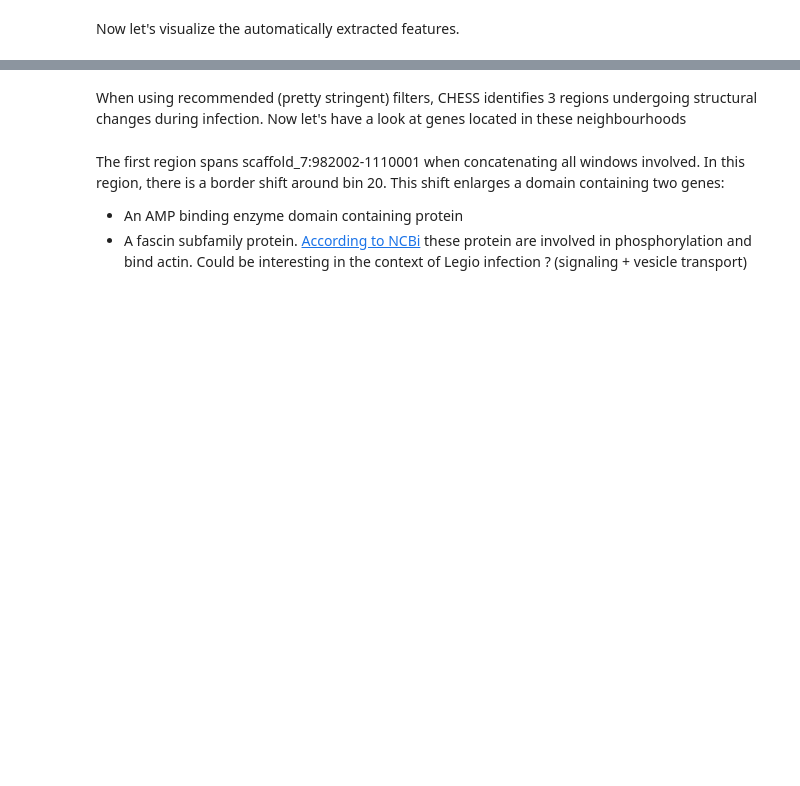
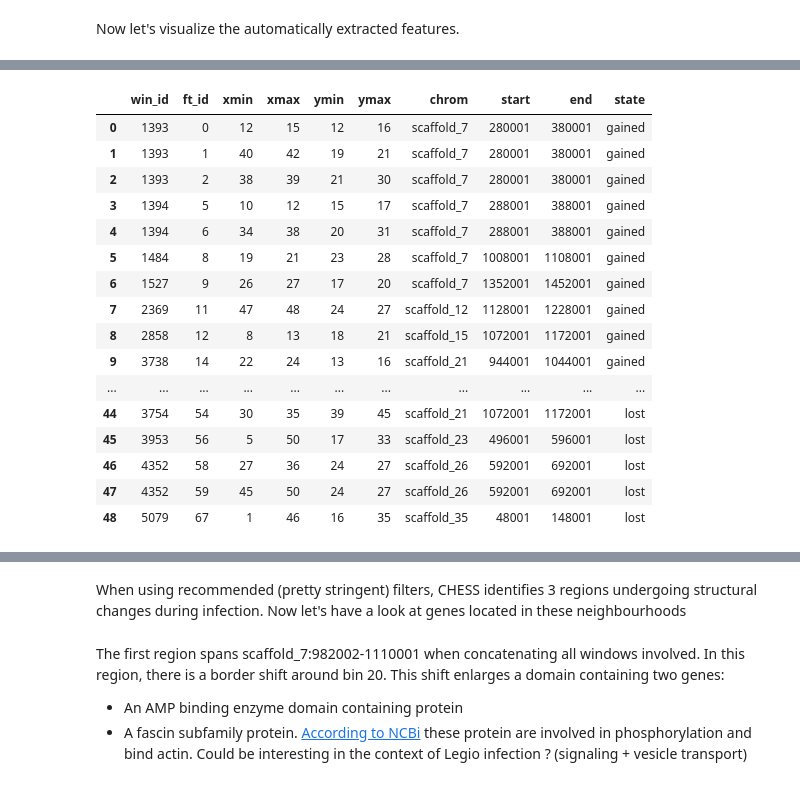
Before and after one commit to cmdoret/Acastellanii_legionella_infection, a Jupyter notebook: docs/notebooks/chess_analysis.ipynb, the cells around one changed output, grey strips where cells are left out. Drawn from its saved outputs; the diff is of its cells as text; code cells hidden in the pictures; blank space fills up the shorter version.

```diff
--- a/docs/notebooks/chess_analysis.ipynb
+++ b/docs/notebooks/chess_analysis.ipynb
@@ -209,0 +221,60 @@ plt.savefig('/home/cyril/chess_out.svg')
+# %%
+%matplotlib notebook
+from chromosight.utils.preprocessing import detrend
+from matplotlib.patches import Rectangle
+import serpentine as serp
+import scipy.ndimage as ndi
+
+# Load features
+def load_chess_features(wins_path: str, feature_dir: str):
+    """Loads chess features (gained and lost) into a clean dataframe"""
+
+    chess_wins = pd.read_csv(wins_path,
+        sep='\t',
+        usecols=[0, 1, 2, 6],
+        names=['chrom', 'start', 'end', 'win_id']
+    )
+    # Read lost and gained features and attach window information
+    chess_gained = pd.read_csv(
+        join(feature_dir, 'gained_features.tsv'),
+        usecols=range(6),
+        names=['win_id', 'ft_id', 'xmin', 'xmax', 'ymin', 'ymax']
+    ).merge(chess_wins, on='win_id', how='inner')
+    chess_lost = pd.read_csv(
+        join(feature_dir, 'lost_features.tsv'),
+        usecols=range(6),
+        names=['win_id', 'ft_id', 'xmin', 'xmax', 'ymin', 'ymax']
+    ).merge(chess_wins, on='win_id', how='inner')
+
+    # Combine gained and lost features in a single table
+    chess_gained['state'] = 'gained'
+    chess_lost['state'] = 'lost'
+    chess_features = (
+        pd.concat([chess_gained, chess_lost])
+        .drop_duplicates(['xmin', 'xmax'])
+        .reset_index(drop=True)
+    )
+
+    return chess_features
+
+
+chess_features = load_chess_features(f'chess/{WIN}_win_{STEP}_step_filtered.bed', 'chess/features/')
+chess_features
+# %% [output]
+|  | win_id | ft_id | xmin | xmax | ymin | ymax | chrom | start | end | state |
+| 0 | 1393 | 0 | 12 | 15 | 12 | 16 | scaffold_7 | 280001 | 380001 | gained |
+| 1 | 1393 | 1 | 40 | 42 | 19 | 21 | scaffold_7 | 280001 | 380001 | gained |
+| 2 | 1393 | 2 | 38 | 39 | 21 | 30 | scaffold_7 | 280001 | 380001 | gained |
+| 3 | 1394 | 5 | 10 | 12 | 15 | 17 | scaffold_7 | 288001 | 388001 | gained |
+| 4 | 1394 | 6 | 34 | 38 | 20 | 31 | scaffold_7 | 288001 | 388001 | gained |
+| 5 | 1484 | 8 | 19 | 21 | 23 | 28 | scaffold_7 | 1008001 | 1108001 | gained |
+| 6 | 1527 | 9 | 26 | 27 | 17 | 20 | scaffold_7 | 1352001 | 1452001 | gained |
+| 7 | 2369 | 11 | 47 | 48 | 24 | 27 | scaffold_12 | 1128001 | 1228001 | gained |
+| 8 | 2858 | 12 | 8 | 13 | 18 | 21 | scaffold_15 | 1072001 | 1172001 | gained |
+| 9 | 3738 | 14 | 22 | 24 | 13 | 16 | scaffold_21 | 944001 | 1044001 | gained |
+| ... | ... | ... | ... | ... | ... | ... | ... | ... | ... | ... |
+| 44 | 3754 | 54 | 30 | 35 | 39 | 45 | scaffold_21 | 1072001 | 1172001 | lost |
+| 45 | 3953 | 56 | 5 | 50 | 17 | 33 | scaffold_23 | 496001 | 596001 | lost |
+| 46 | 4352 | 58 | 27 | 36 | 24 | 27 | scaffold_26 | 592001 | 692001 | lost |
+| 47 | 4352 | 59 | 45 | 50 | 24 | 27 | scaffold_26 | 592001 | 692001 | lost |
+| 48 | 5079 | 67 | 1 | 46 | 16 | 35 | scaffold_35 | 48001 | 148001 | lost |
```
Also changed, not shown: parts of 19 cells of this notebook.
